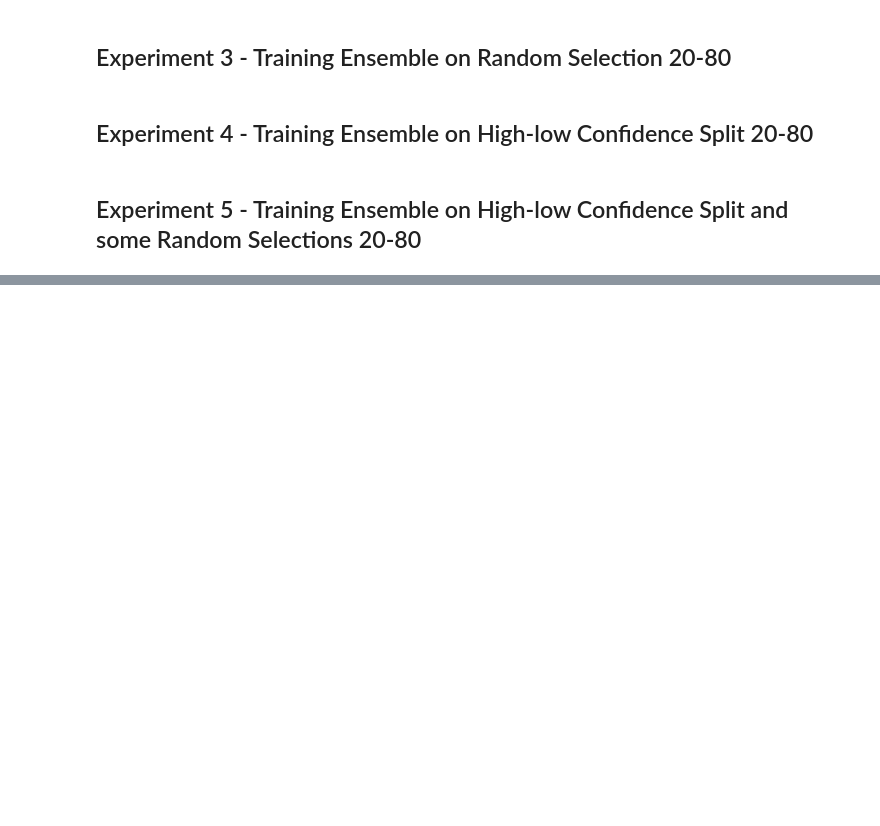
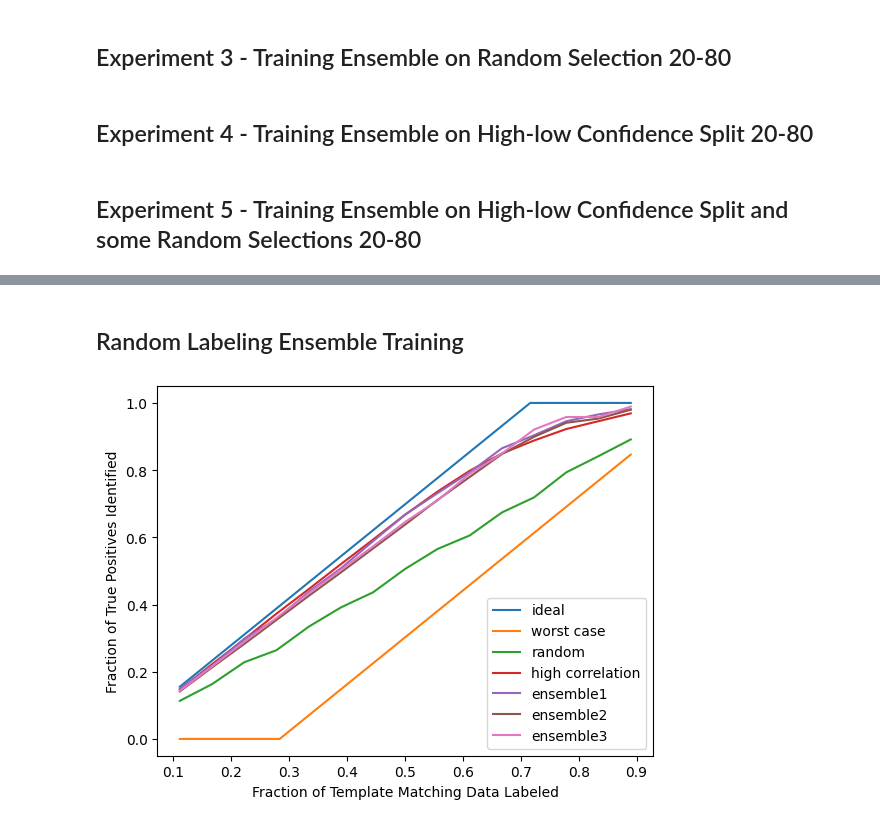
Before and after one commit to UCSD-E4E/passive-acoustic-biodiversity, a Jupyter notebook: Cross_Correlation/Template-Matching-Labeling-Value-Maximization.ipynb, the cells around one changed output, grey strips where cells are left out. Cells and saved outputs as stored; diff of their text form; code cells hidden in the pictures; blank space fills up the shorter version.

```diff
--- a/Cross_Correlation/Template-Matching-Labeling-Value-Maximization.ipynb
+++ b/Cross_Correlation/Template-Matching-Labeling-Value-Maximization.ipynb
@@ -513,0 +395,46 @@ Text(0.5, 1.0, 'True Positives Identified vs. Amount of Data Labeled\n Species:
+# %%
+exp2_tp_rate = []
+for label_count in label_counts:
+    labeled_df = attilla_df.tail(label_count)
+
+    cur_tp_count, cur_fp_count = tp_fp_counts(labeled_df, species="ATTILLA")
+    exp2_tp_rate.append(cur_tp_count/total_tp_count)
+# %% [markdown]
+## Random Labeling Ensemble Training
+# %%
+exp3_tp_rate = train_ensemble_random_data(attilla_df, label_counts, b, a, default_duration=3.0, species="ATTILLA")
+# %%
+exp4_tp_rate = train_ensemble_high_low_corr_split(attilla_df, label_counts, b, a, default_duration=3.0, species="ATTILLA")
+# %%
+exp5_tp_rate = train_ensemble_high_low_random_corr_split(attilla_df, label_counts, b, a, default_duration=3.0, species="ATTILLA")
+# %%
+percent_counts = np.array(label_counts)/template_output_count
+percent_counts_bounds = np.array(label_counts_bounds)/template_output_count
+plt.figure()
+plt.plot(percent_counts_bounds, ideal, label="ideal")
+plt.plot(percent_counts_bounds, worst_case, label="worst case")
+plt.plot(percent_counts, exp1_tp_rate, label="random")
+plt.plot(percent_counts, exp2_tp_rate, label="high correlation")
+# 20-80
+plt.plot(percent_counts, exp3_tp_rate, label="ensemble1")
+plt.plot(percent_counts, exp4_tp_rate, label="ensemble2")
+plt.plot(percent_counts, exp5_tp_rate, label="ensemble3")
+# 50-50
+#plt.plot(percent_counts, exp6_tp_rate, label="exp6")
+#plt.plot(percent_counts, exp7_tp_rate, label="exp7")
+#plt.plot(percent_counts, exp8_tp_rate, label="exp8")
+# 10-90
+#plt.plot(percent_counts, exp9_tp_rate, label="exp9")
+#plt.plot(percent_counts, exp10_tp_rate, label="exp10")
+#plt.plot(percent_counts, exp11_tp_rate, label="exp11")
+# 30-70
+#plt.plot(percent_counts, exp12_tp_rate, label="exp12")
+#plt.plot(percent_counts, exp13_tp_rate, label="exp13")
+#plt.plot(percent_counts, exp14_tp_rate, label="exp14")
+plt.legend(loc="lower right")
+plt.ylabel("Fraction of True Positives Identified")
+plt.xlabel("Fraction of Template Matching Data Labeled")
+#plt.title("True Positives Identified vs. Amount of Data Labeled\n Species: Bright-rumped Attilla \n n=899 ; tp_count=644")
+plt.savefig("ICLR_Visuals/attilla_no_title.png")
+# %% [output]
+[figure, added]
```
Also changed, not shown: parts of 88 cells of this notebook.
